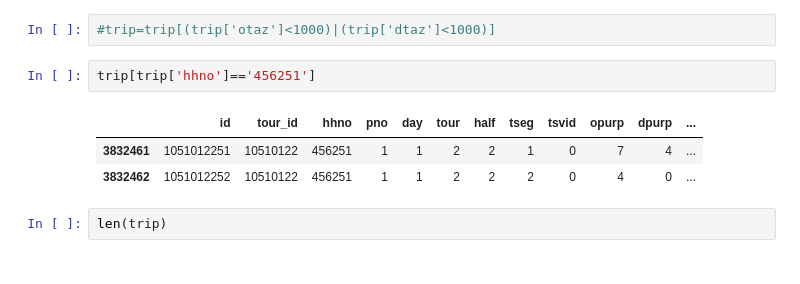
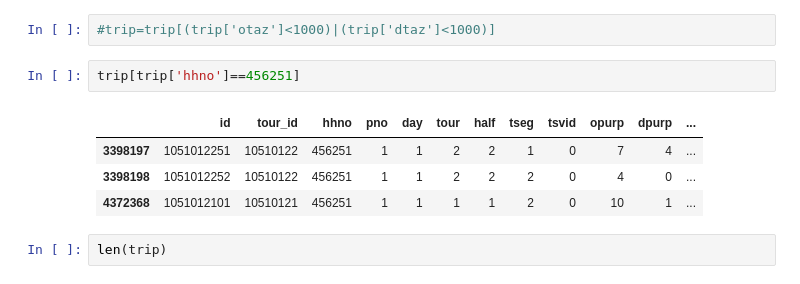
Before and after one commit to tscore-utc/scenarios, a Jupyter notebook: convert/Script/01 SF-CHAMP Trips to MATSim IX Trips.ipynb, the cells around one changed output. Cells and saved outputs as stored; diff of their text form.

```diff
--- a/convert/Script/01 SF-CHAMP Trips to MATSim IX Trips.ipynb
+++ b/convert/Script/01 SF-CHAMP Trips to MATSim IX Trips.ipynb
@@ -135,11 +120,12 @@ mzone.drop(columns=['Unnamed: 0'],inplace=True)
 # %%
 #trip=trip[(trip['otaz']<1000)|(trip['dtaz']<1000)]
 # %%
-trip[trip['hhno']=='456251']
+trip[trip['hhno']==456251]
 # %% [output]
 |  | id | tour_id | hhno | pno | day | tour | half | tseg | tsvid | opurp | dpurp | ... |
-| 3832461 | 1051012251 | 10510122 | 456251 | 1 | 1 | 2 | 2 | 1 | 0 | 7 | 4 | ... |
-| 3832462 | 1051012252 | 10510122 | 456251 | 1 | 1 | 2 | 2 | 2 | 0 | 4 | 0 | ... |
+| 3398197 | 1051012251 | 10510122 | 456251 | 1 | 1 | 2 | 2 | 1 | 0 | 7 | 4 | ... |
+| 3398198 | 1051012252 | 10510122 | 456251 | 1 | 1 | 2 | 2 | 2 | 0 | 4 | 0 | ... |
+| 4372368 | 1051012101 | 10510121 | 456251 | 1 | 1 | 1 | 1 | 2 | 0 | 10 | 1 | ... |
 # %%
 len(trip)
 # %% [output]
```
Also changed, not shown: parts of 29 cells of this notebook, 3 other files.
